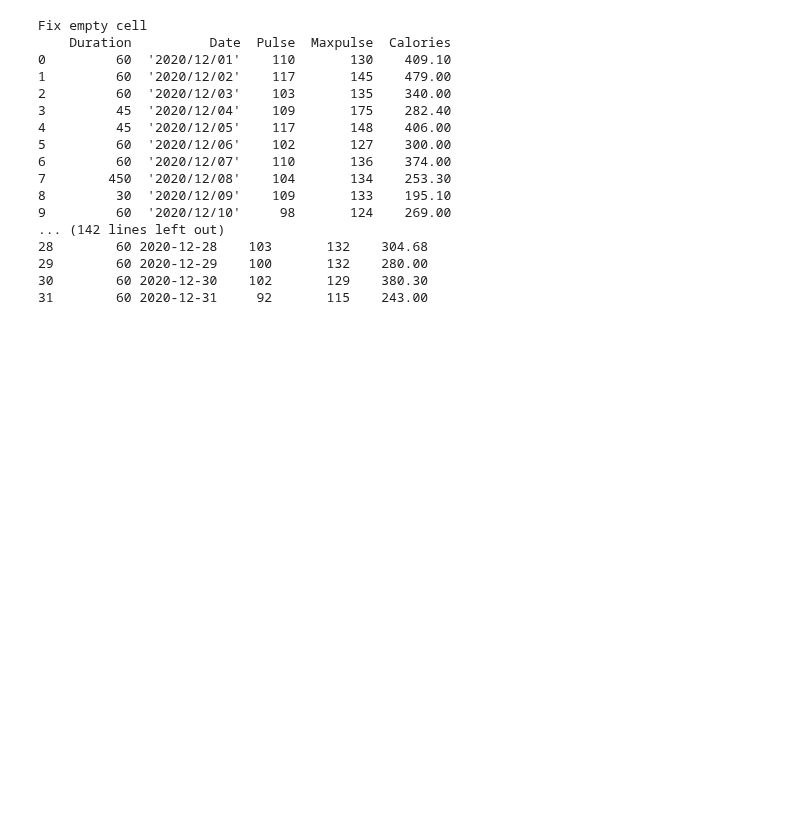
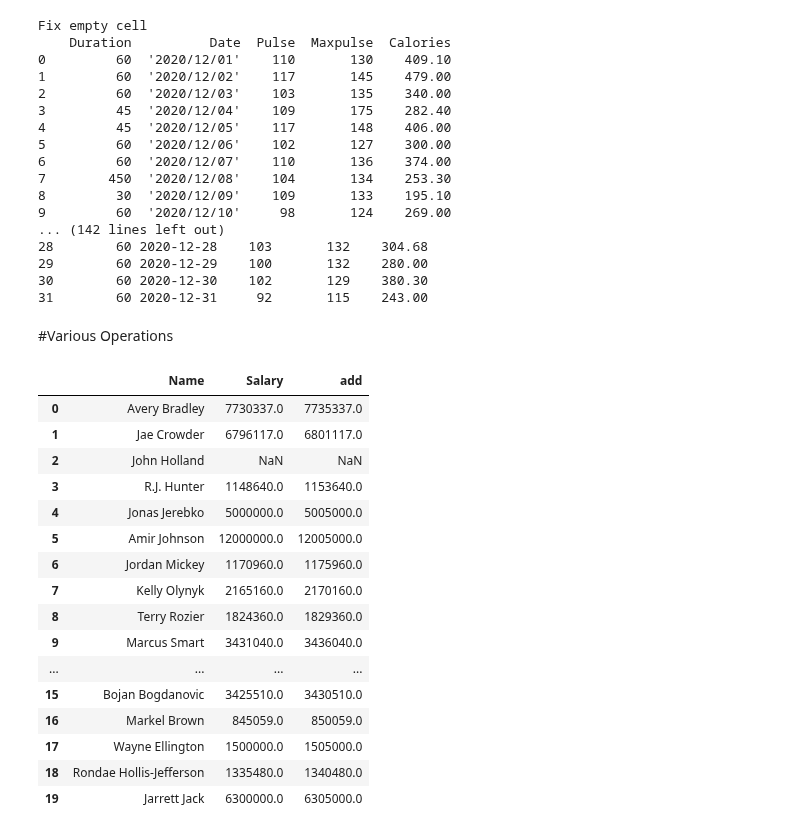
Before and after one commit to kjeyaram-orcl/DataScience, a Jupyter notebook: Pandas.ipynb, the cells around one changed output. Drawn from its saved outputs; the diff is of its cells as text; code cells hidden in the pictures; blank space fills up the shorter version.

```diff
--- a/Pandas.ipynb
+++ b/Pandas.ipynb
@@ -749,3 +771,37 @@ Fix empty cell
 29        60 2020-12-29    100       132    280.00
 30        60 2020-12-30    102       129    380.30
 31        60 2020-12-31     92       115    243.00
+# %% [markdown]
+#Various Operations
+# %%
+import pandas as pd
+
+def add(a, b):
+    return a + b
+
+# Apply Lambda to Every Row of DataFrame
+
+df = pd.read_csv('/content/nba.csv')
+
+# applying function to each row in the dataframe and storing result in a new column
+df['add'] = df.apply(lambda r: add(r['Salary'],5000), axis=1)
+
+df[['Name','Salary','add']].head(20)
+# %% [output]
+|  | Name | Salary | add |
+| 0 | Avery Bradley | 7730337.0 | 7735337.0 |
+| 1 | Jae Crowder | 6796117.0 | 6801117.0 |
+| 2 | John Holland | NaN | NaN |
+| 3 | R.J. Hunter | 1148640.0 | 1153640.0 |
+| 4 | Jonas Jerebko | 5000000.0 | 5005000.0 |
+| 5 | Amir Johnson | 12000000.0 | 12005000.0 |
+| 6 | Jordan Mickey | 1170960.0 | 1175960.0 |
+| 7 | Kelly Olynyk | 2165160.0 | 2170160.0 |
+| 8 | Terry Rozier | 1824360.0 | 1829360.0 |
+| 9 | Marcus Smart | 3431040.0 | 3436040.0 |
+| ... | ... | ... | ... |
+| 15 | Bojan Bogdanovic | 3425510.0 | 3430510.0 |
+| 16 | Markel Brown | 845059.0 | 850059.0 |
+| 17 | Wayne Ellington | 1500000.0 | 1505000.0 |
+| 18 | Rondae Hollis-Jefferson | 1335480.0 | 1340480.0 |
+| 19 | Jarrett Jack | 6300000.0 | 6305000.0 |
```
Also changed, not shown: parts of 6 cells of this notebook.
